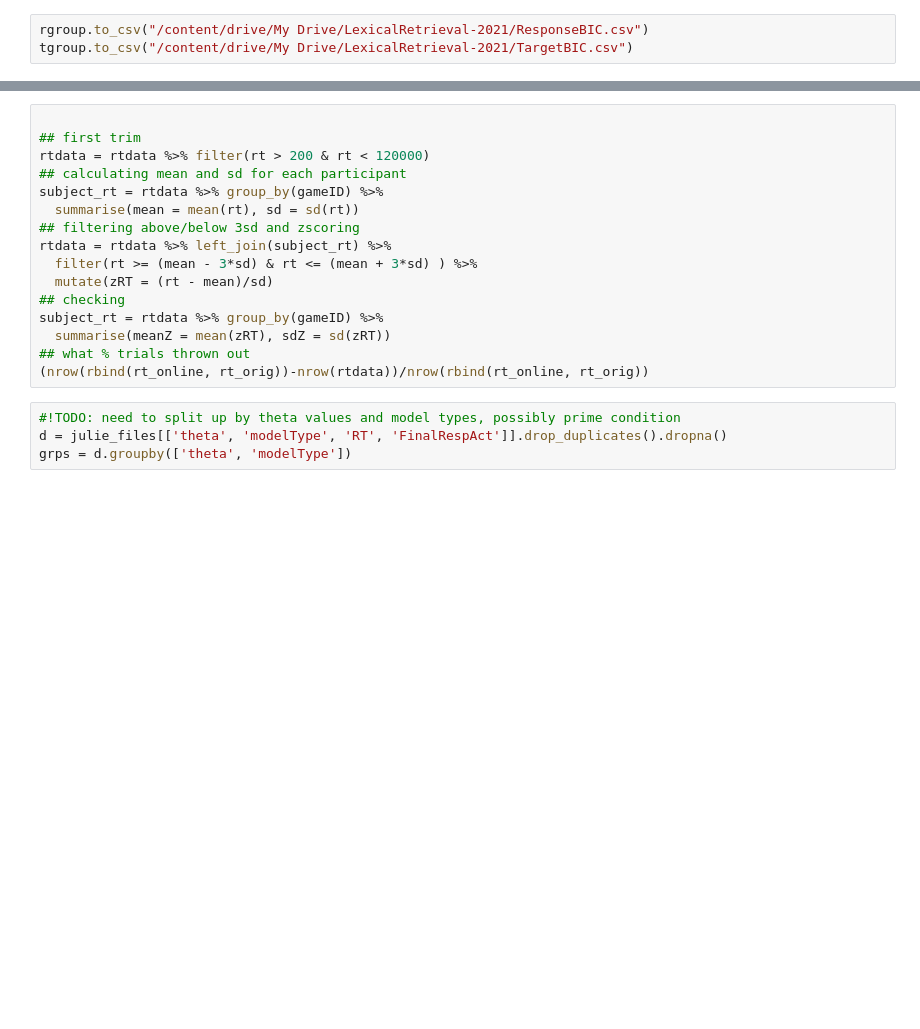
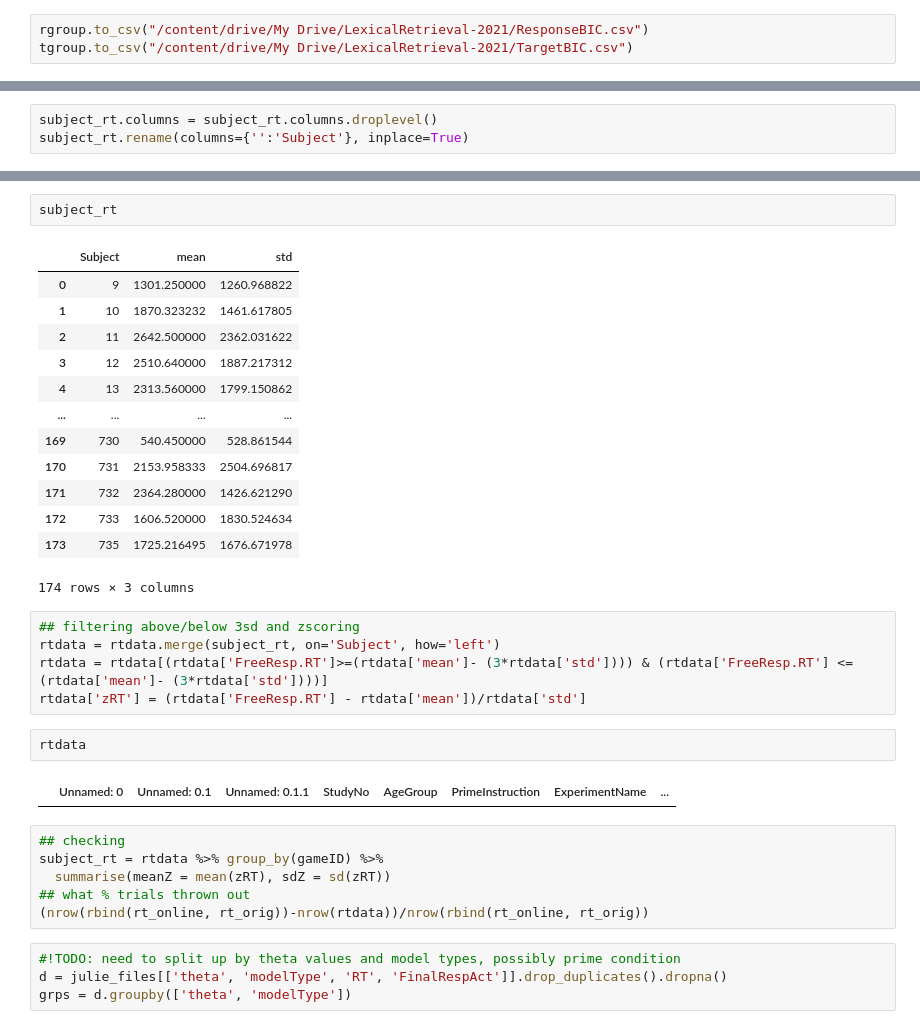
Before and after one commit to abhilasha-kumar/modeling-lexical-retrieval, a Jupyter notebook: LexicalRetrieval.ipynb, the cells around one changed output, grey strips where cells are left out. Saved outputs shown, nothing was run; the diff lists cells and outputs as text; blank space fills up the shorter version.

```diff
--- a/LexicalRetrieval.ipynb
+++ b/LexicalRetrieval.ipynb
@@ -1278,0 +1285,3 @@ tgroup.to_csv("/content/drive/My Drive/LexicalRetrieval-2021/TargetBIC.csv")
+# %%
+subject_rt.columns = subject_rt.columns.droplevel()
+subject_rt.rename(columns={'':'Subject'}, inplace=True)
@@ -1279,14 +1304,29 @@ tgroup.to_csv("/content/drive/My Drive/LexicalRetrieval-2021/TargetBIC.csv")
+# %%
+subject_rt
+# %% [output]
+|  | Subject | mean | std |
+| 0 | 9 | 1301.250000 | 1260.968822 |
+| 1 | 10 | 1870.323232 | 1461.617805 |
+| 2 | 11 | 2642.500000 | 2362.031622 |
+| 3 | 12 | 2510.640000 | 1887.217312 |
+| 4 | 13 | 2313.560000 | 1799.150862 |
+| ... | ... | ... | ... |
+| 169 | 730 | 540.450000 | 528.861544 |
+| 170 | 731 | 2153.958333 | 2504.696817 |
+| 171 | 732 | 2364.280000 | 1426.621290 |
+| 172 | 733 | 1606.520000 | 1830.524634 |
+| 173 | 735 | 1725.216495 | 1676.671978 |
+174 rows × 3 columns
+# %%
+## filtering above/below 3sd and zscoring
+rtdata = rtdata.merge(subject_rt, on='Subject', how='left')
+rtdata = rtdata[(rtdata['FreeResp.RT']>=(rtdata['mean']- (3*rtdata['std']))) & (rtdata['FreeResp.RT'] <= (rtdata['mean']- (3*rtdata['std'])))]
+rtdata['zRT'] = (rtdata['FreeResp.RT'] - rtdata['mean'])/rtdata['std']
+# %%
+rtdata
+# %% [output]
+|  | Unnamed: 0 | Unnamed: 0.1 | Unnamed: 0.1.1 | StudyNo | AgeGroup | PrimeInstruction | ExperimentName | ... |
 # %%
-
-## first trim
-rtdata = rtdata %>% filter(rt > 200 & rt < 120000)
-## calculating mean and sd for each participant
-subject_rt = rtdata %>% group_by(gameID) %>%
-  summarise(mean = mean(rt), sd = sd(rt))
-## filtering above/below 3sd and zscoring
-rtdata = rtdata %>% left_join(subject_rt) %>%
-  filter(rt >= (mean - 3*sd) & rt <= (mean + 3*sd) ) %>%
-  mutate(zRT = (rt - mean)/sd)
 ## checking
 subject_rt = rtdata %>% group_by(gameID) %>%
   summarise(meanZ = mean(zRT), sdZ = sd(zRT))
```
Also changed, not shown: parts of 3 cells of this notebook.
